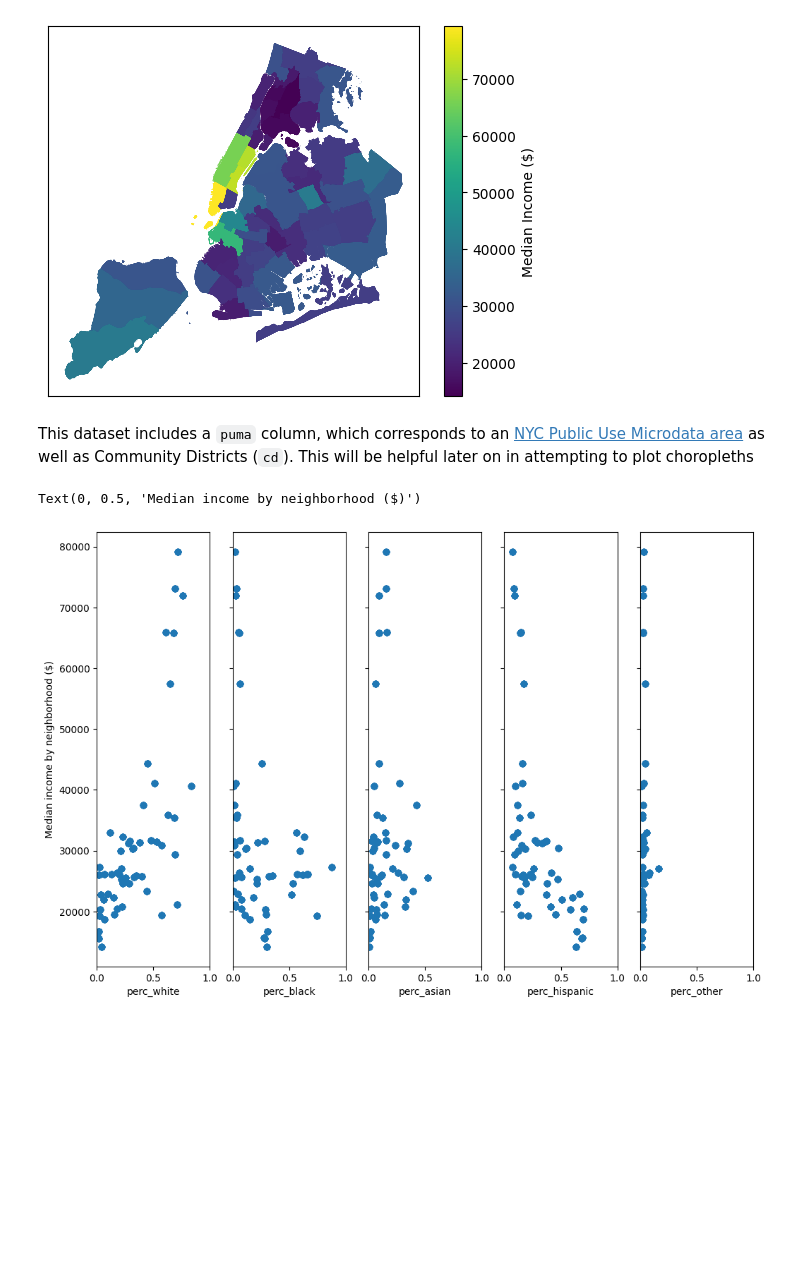
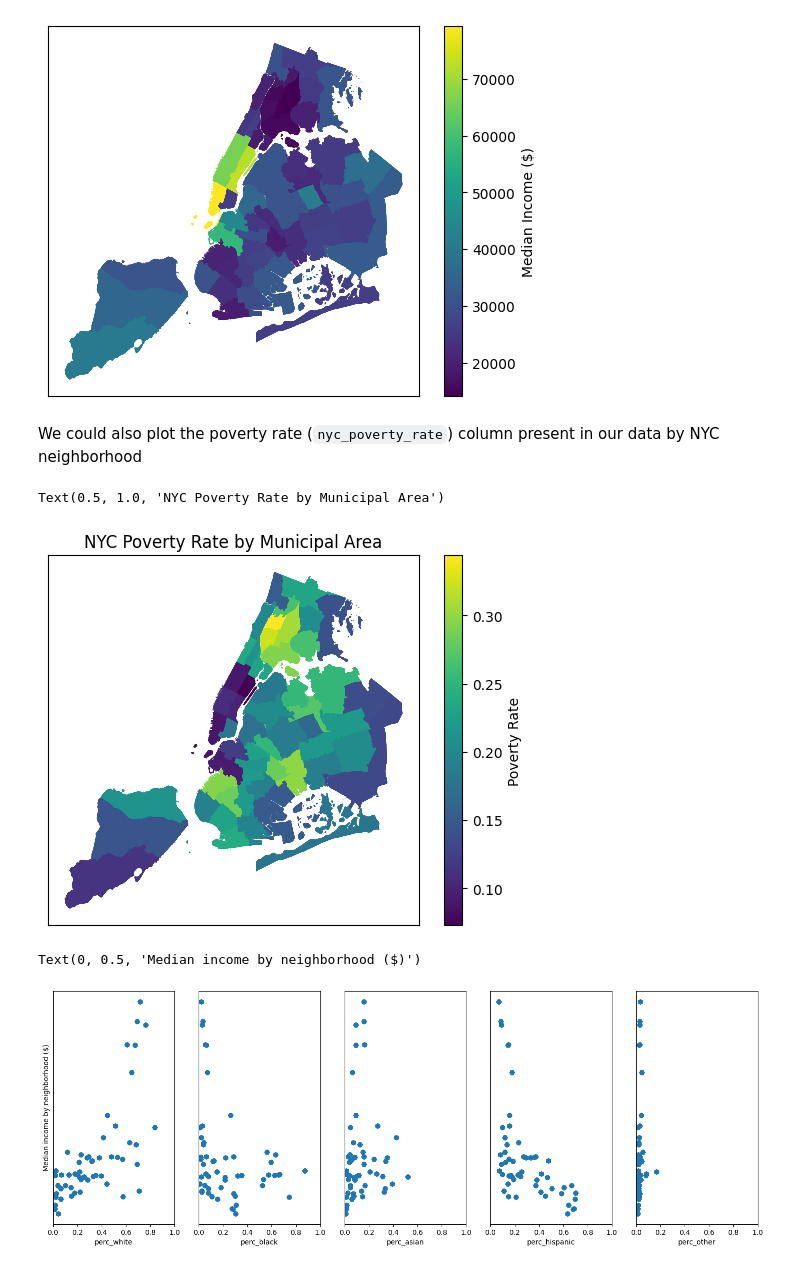
Before and after one commit to andrewbowen19/advancedProgrammingData602, a Jupyter notebook: src/project/final-project.ipynb, the cells around one changed output. Cells and saved outputs as stored; diff of their text form; code cells hidden in the pictures; blank space fills up the shorter version.

```diff
--- a/src/project/final-project.ipynb
+++ b/src/project/final-project.ipynb
@@ -98,25 +100,43 @@ ax.set_yticks([])
 # %% [output]
 []
 [figure]
-# %% [markdown]
-This dataset includes a `puma` column, which corresponds to an [NYC Public Use Microdata area](https://www.nyc.gov/assets/planning/download/pdf/planning-level/nyc-population/census2010/puma_cd_map.pdf) as well as Community Districts (`cd`). This will be helpful later on in attempting to plot choropleths
+# %% [markdown]
+We could also plot the poverty rate (`nyc_poverty_rate`) column present in our data by NYC neighborhood
+# %%
+# Plotting poverty rate by
+f, ax = plt.subplots()
+nyc.plot(column='nyc_poverty_rate', ax=ax, legend=True,
+                legend_kwds={'label': "Poverty Rate",
+                             'orientation': "vertical"})
+
+# Cleaning up graph ticks and labels
+ax.set_xticklabels([])
+ax.set_xticks([])
+ax.set_yticklabels([])
+ax.set_yticks([])
+ax.set_title("NYC Poverty Rate by Municipal Area")
+# %% [output]
+Text(0.5, 1.0, 'NYC Poverty Rate by Municipal Area')
+[figure, added]
 # %%
+# Iterating over demographic groupings by ethinicity and plotting
 ethnicities = ["white", "black", "asian", "hispanic", "other"]
-
-f, axes = plt.subplots(1, 5, figsize=(12, 8), sharey=True)
+f, axes = plt.subplots(1, 5, figsize=(18, 6), sharey=True, squeeze=True)
 
 for i, e in enumerate(zip(axes, ethnicities)):
 
     axis = e[0]
     ethnicity_label = f"perc_{e[1]}"
 
     # Plot median income vs percentage of population
     axis.scatter(df[ethnicity_label], df.median_income)
     axis.set_xlim(0, 1)
     axis.set_xlabel(ethnicity_label)
-    # axis.set_ylabel("Median income by neighborhood ($)")
+
+    if i > 0:
+        axis.set_yticks([])
 
 axes[0].set_ylabel("Median income by neighborhood ($)")
 # %% [output]
 Text(0, 0.5, 'Median income by neighborhood ($)')
-[figure, old version]
+[figure, new version]
```
Also changed, not shown: parts of 7 cells of this notebook, 1 other file.
